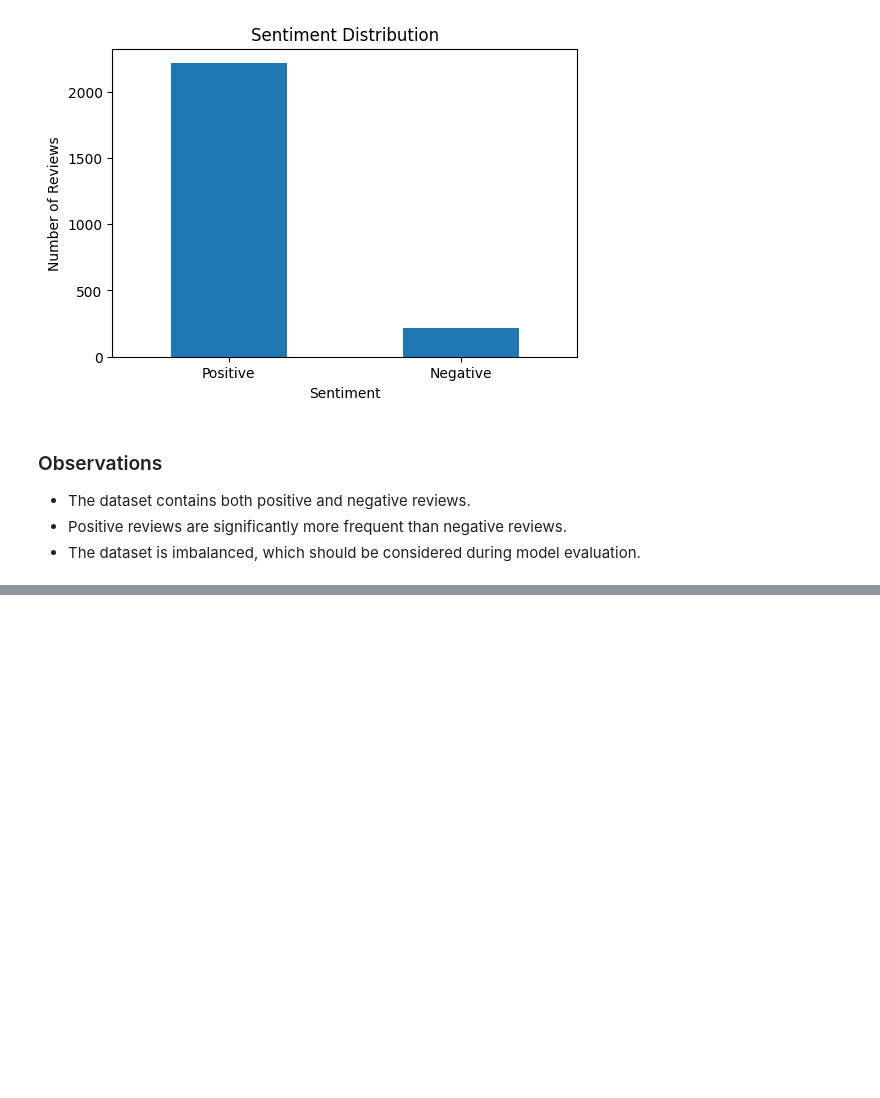
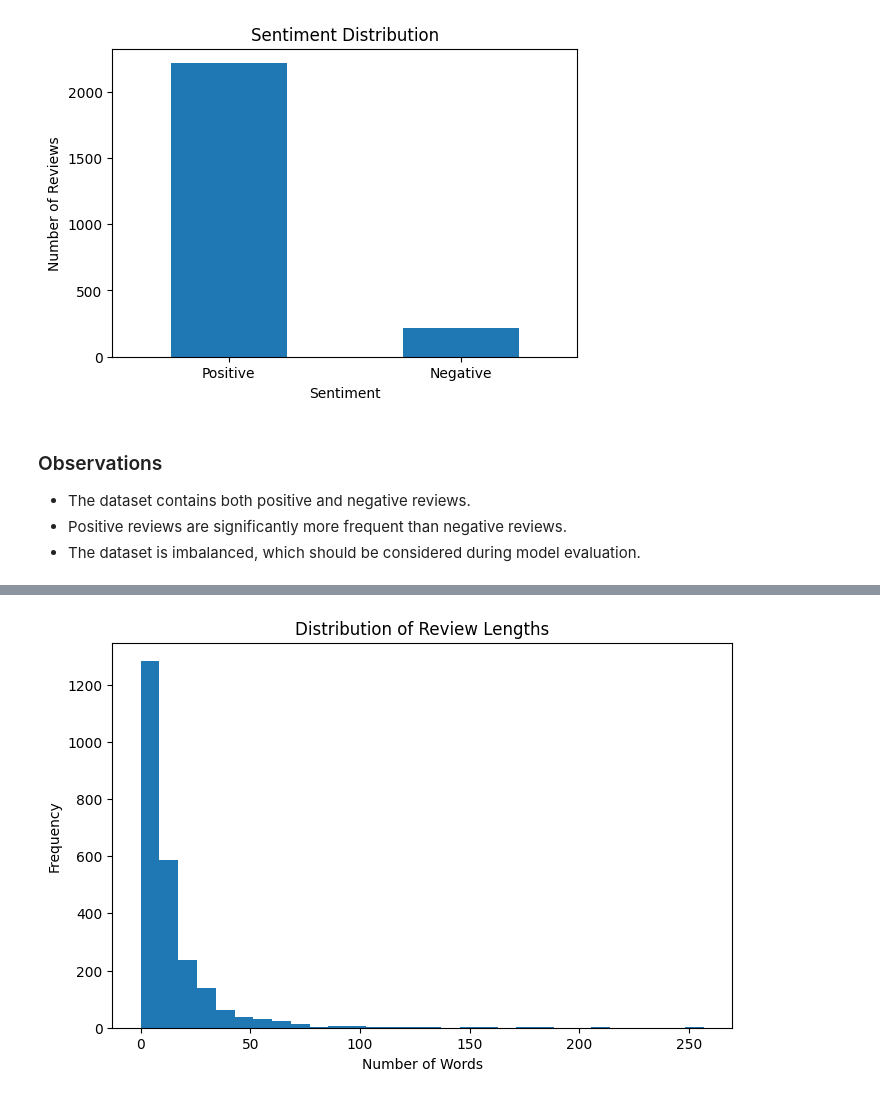
Before and after one commit to TahaBhatti786/Sentiment-Analysis-of-Product-Reviews, a Jupyter notebook: notebooks/sentiment_analysis.ipynb, the cells around one changed output, grey strips where cells are left out. Cells and saved outputs as stored; diff of their text form; code cells hidden in the pictures; blank space fills up the shorter version.

```diff
--- a/notebooks/sentiment_analysis.ipynb
+++ b/notebooks/sentiment_analysis.ipynb
@@ -572,0 +663,15 @@ plt.show()
+# %%
+# Histogram
+plt.figure(figsize=(8,5))
+
+plt.hist(df["review_length"], bins=30)
+
+plt.title("Distribution of Review Lengths")
+plt.xlabel("Number of Words")
+plt.ylabel("Frequency")
+
+plt.savefig("../outputs/review_length_distribution.png")
+
+plt.show()
+# %% [output]
+[figure, added]
```
Also changed, not shown: parts of 17 cells of this notebook, 2 other files.
